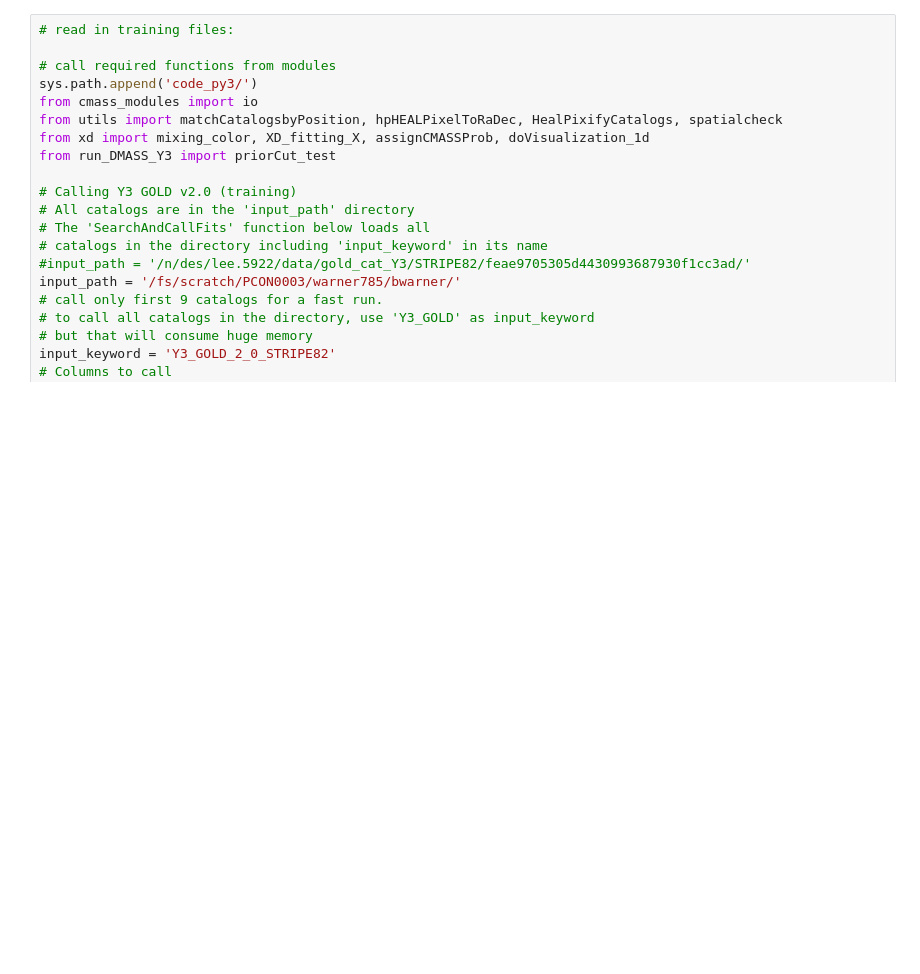
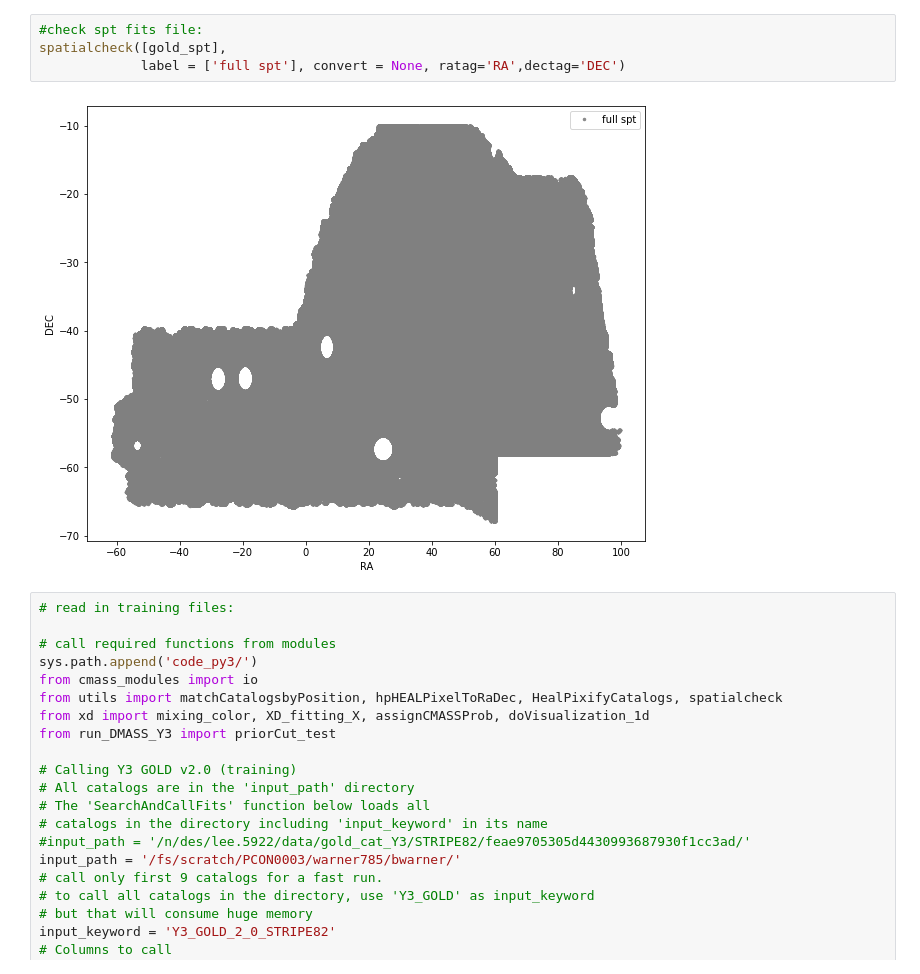
Before and after one commit to sujeong-lee/DMASS, a Jupyter notebook: code_py3/SPTregion.ipynb, the cells around one changed output. Drawn from its saved outputs; the diff is of its cells as text; blank space fills up the shorter version.

```diff
--- a/code_py3/SPTregion.ipynb
+++ b/code_py3/SPTregion.ipynb
@@ -41,3 +47,9 @@ spatialcheck([gold_spt],
+# %%
+#check spt fits file:
+spatialcheck([gold_spt],
+             label = ['full spt'], convert = None, ratag='RA',dectag='DEC')
+# %% [output]
+[figure, added]
 # %%
 # read in training files:
 
```
Also changed, not shown: parts of 2 cells of this notebook, 9 other files.
